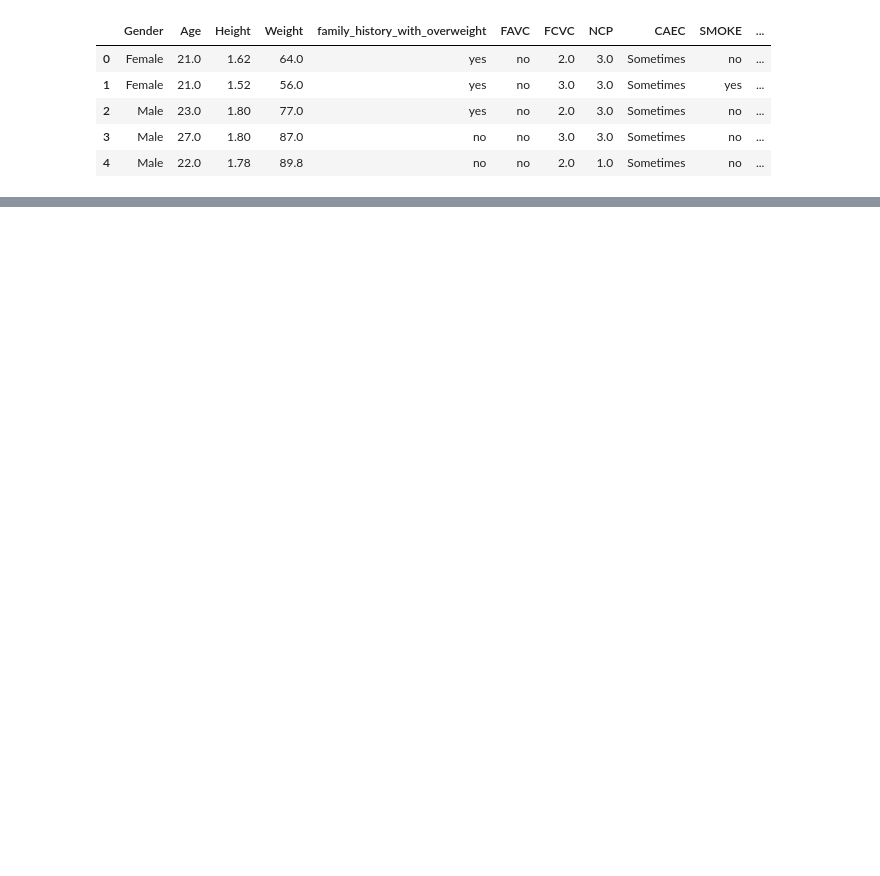
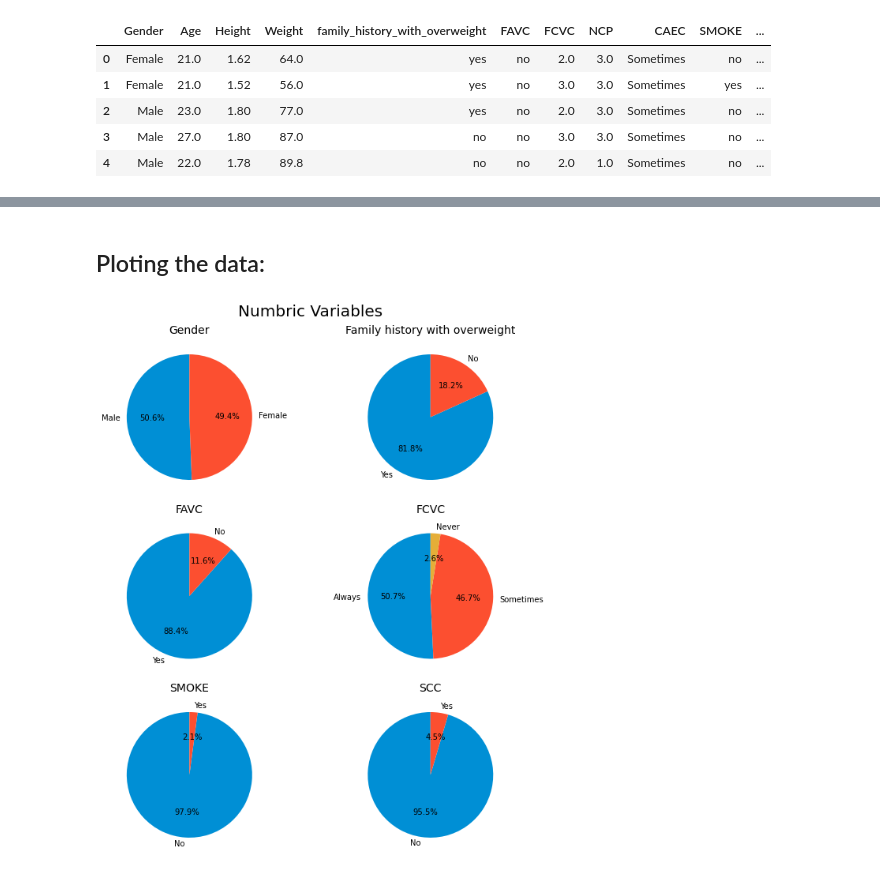
Before and after one commit to NoaAmichai/Obesity-Data-Science-Project, a Jupyter notebook: Obesity.ipynb, the cells around one changed output, grey strips where cells are left out. Saved outputs shown, nothing was run; the diff lists cells and outputs as text; code cells hidden in the pictures; blank space fills up the shorter version.

```diff
--- a/Obesity.ipynb
+++ b/Obesity.ipynb
@@ -33,0 +111,22 @@ df.head()
+# %% [markdown]
+## Ploting the data:
+# %%
+fig, ax = plt.subplots(3,2, figsize = (10,10))
+((ax1, ax2), (ax3, ax4), (ax5, ax6)) = ax
+ax1.pie( df['Gender'].value_counts(), labels=['Male','Female'], startangle=90, autopct='%1.1f%%')
+ax1.set_title("Gender",fontdict={'fontsize': 14})
+ax2.pie( df['family_history_with_overweight'].value_counts(), labels=['Yes','No'], startangle=90, autopct='%1.1f%%')
+ax2.set_title("Family history with overweight",fontdict={'fontsize': 14})
+ax3.pie( df['FAVC'].value_counts(), labels=['Yes','No'], startangle=90, autopct='%1.1f%%')
+ax3.set_title("FAVC",fontdict={'fontsize': 14})
+ax4.pie( df['FCVC'].value_counts(), labels=['Always','Sometimes','Never'], startangle=90, autopct='%1.1f%%')
+ax4.set_title("FCVC",fontdict={'fontsize': 14})
+ax5.pie( df['SMOKE'].value_counts(), labels=['No','Yes'], startangle=90, autopct='%1.1f%%')
+ax5.set_title("SMOKE",fontdict={'fontsize': 14})
+ax6.pie( df['SCC'].value_counts(), labels=['No','Yes'], startangle=90, autopct='%1.1f%%')
+ax6.set_title("SCC",fontdict={'fontsize': 14})
+fig.suptitle("Numbric Variables", fontsize=20)
+plt.tight_layout()
+plt.show()
+# %% [output]
+[figure, added]
```
Also changed, not shown: parts of 13 cells of this notebook.
